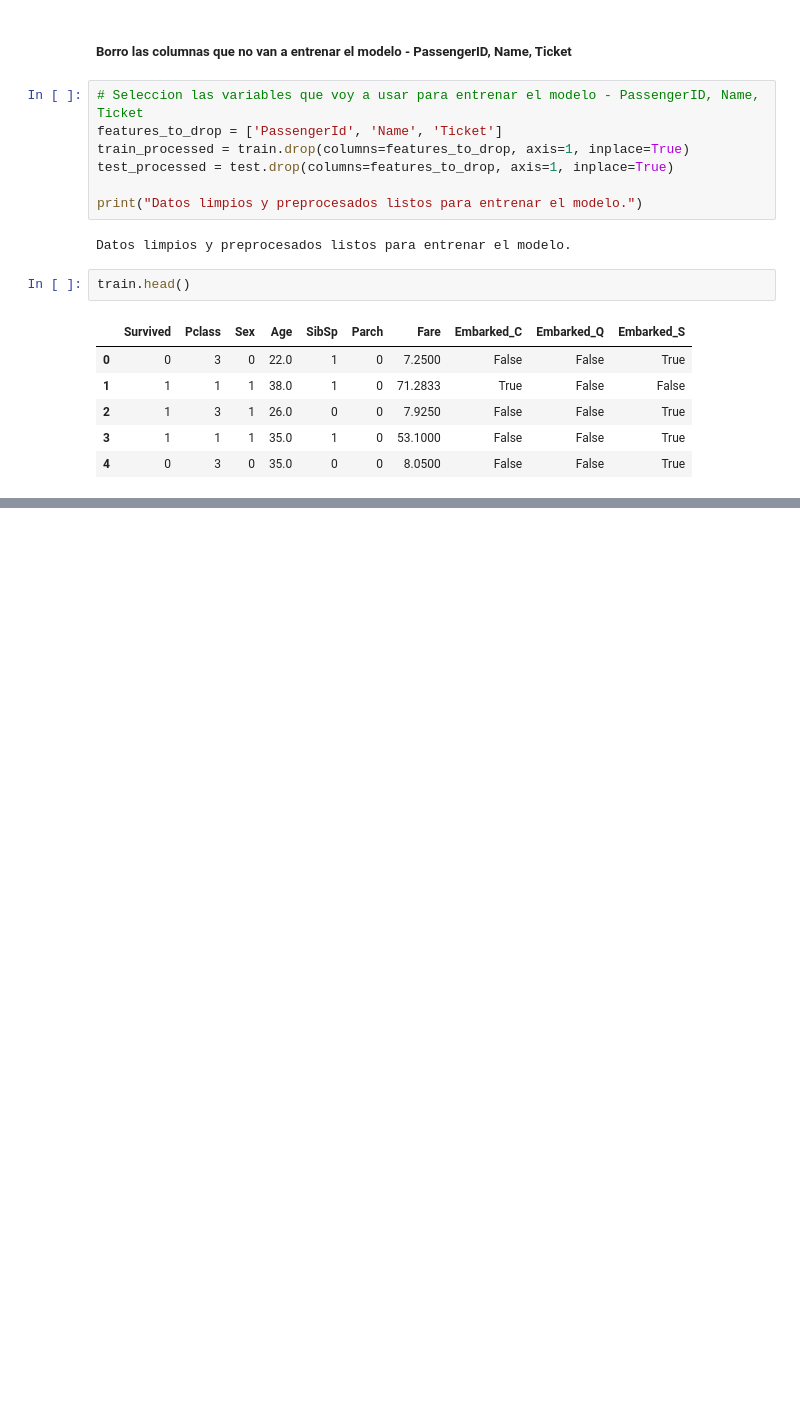
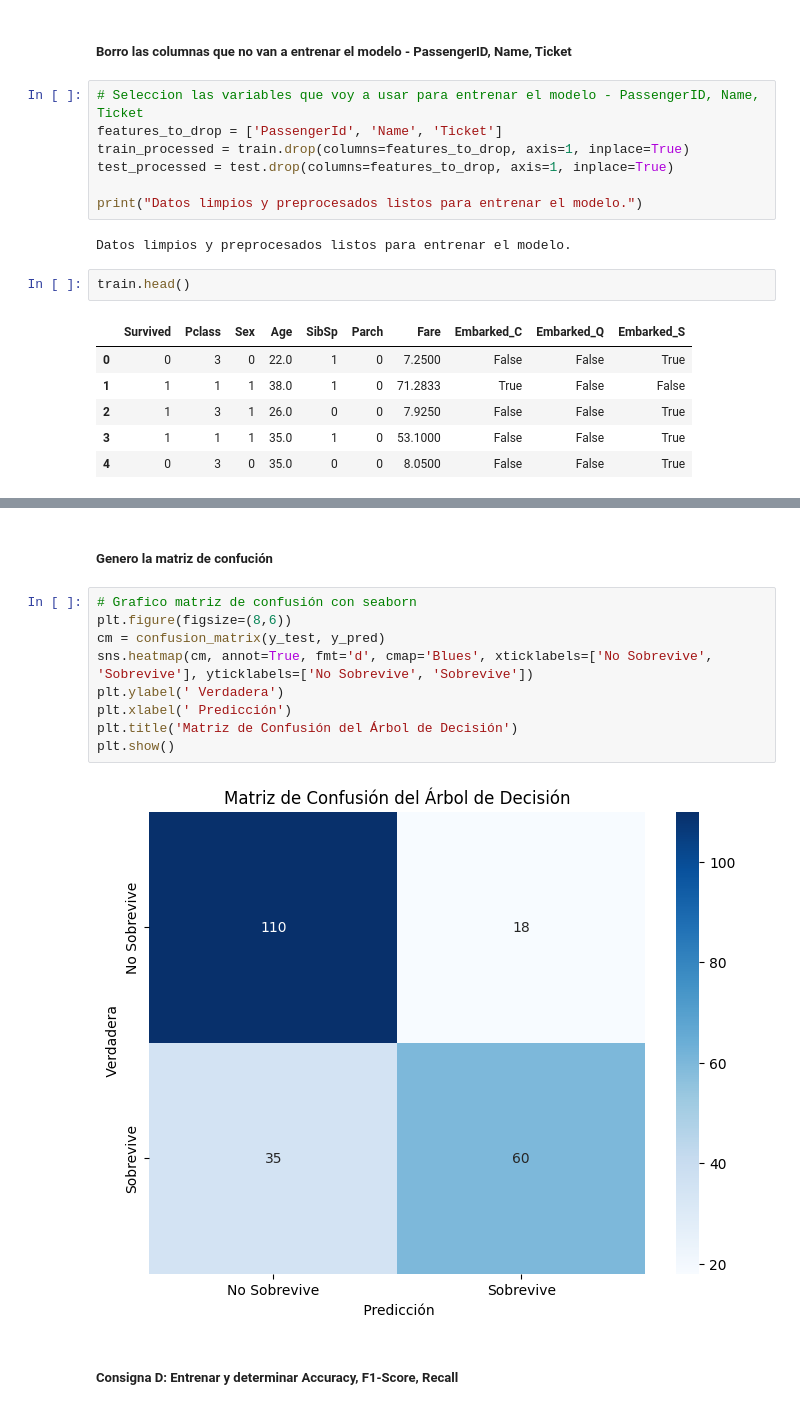
Before and after one commit to joluva/machinelearning, a Jupyter notebook: API_3_Vasquez_Jorge_Luis.ipynb, the cells around one changed output, grey strips where cells are left out. Drawn from its saved outputs; the diff is of its cells as text; blank space fills up the shorter version.

```diff
--- a/API_3_Vasquez_Jorge_Luis.ipynb
+++ b/API_3_Vasquez_Jorge_Luis.ipynb
@@ -281,0 +332,15 @@ train.head()
+# %% [markdown]
+##### Genero la matriz de confución
+# %%
+# Grafico matriz de confusión con seaborn
+plt.figure(figsize=(8,6))
+cm = confusion_matrix(y_test, y_pred)
+sns.heatmap(cm, annot=True, fmt='d', cmap='Blues', xticklabels=['No Sobrevive', 'Sobrevive'], yticklabels=['No Sobrevive', 'Sobrevive'])
+plt.ylabel(' Verdadera')
+plt.xlabel(' Predicción')
+plt.title('Matriz de Confusión del Árbol de Decisión')
+plt.show()
+# %% [output]
+[figure, added]
+# %% [markdown]
+##### Consigna D: Entrenar y determinar Accuracy, F1-Score, Recall
```
Also changed, not shown: parts of 3 cells of this notebook.
